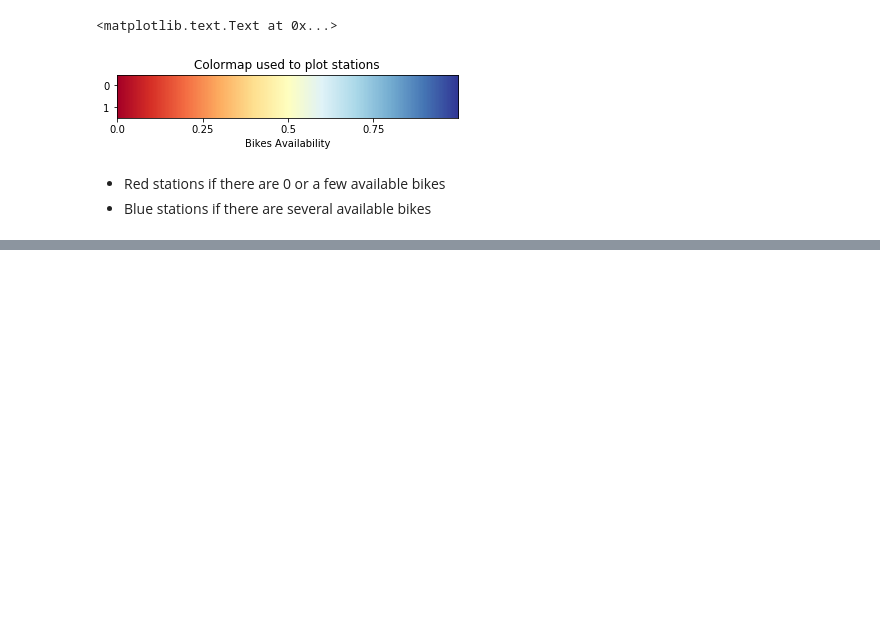
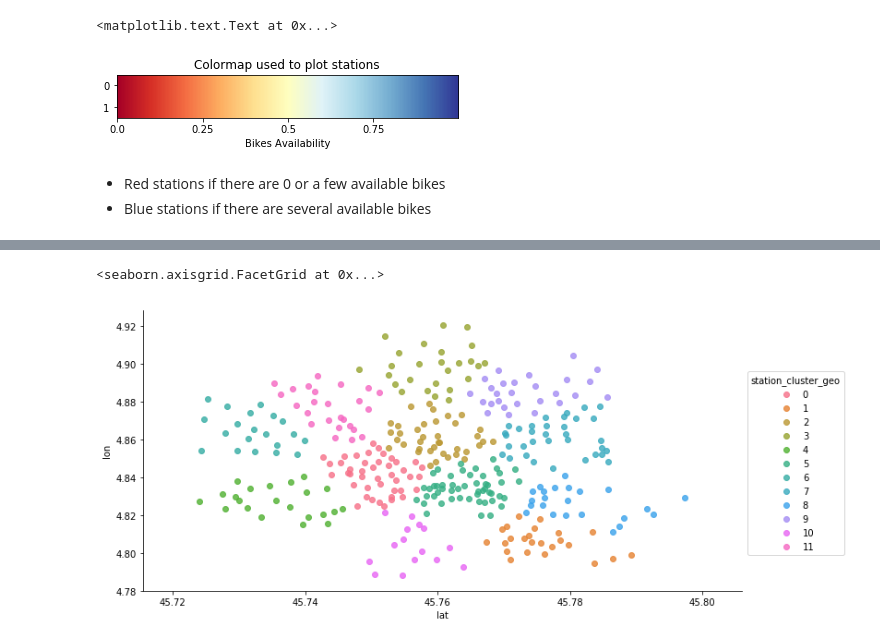
Before and after one commit to armgilles/open-data-bikes-analysis, a Jupyter notebook: Prediction-Lyon-Armand.ipynb, the cells around one changed output, grey strips where cells are left out. Cells and saved outputs as stored; diff of their text form; code cells hidden in the pictures; blank space fills up the shorter version.

Commit message:
Add cluster geo in notebook

```diff
--- a/Prediction-Lyon-Armand.ipynb
+++ b/Prediction-Lyon-Armand.ipynb
@@ -1475,0 +1478,2 @@ mp_error
+# %%
+station_lyon = pd.read_csv('data/lyon-stations.csv')
@@ -1475,0 +1489,2 @@ mp_error
+# %%
+X = station_lyon[['lat', 'lon']].copy()
@@ -1475,0 +1494,11 @@ mp_error
+# %%
+scaler = StandardScaler()
+X_scale = scaler.fit_transform(X)
+k_means = KMeans(init='k-means++', n_clusters=12).fit(X_scale)
+# %%
+station_lyon['station_cluster_geo'] = k_means.labels_
+# %%
+sns.lmplot(x="lat", y="lon", data=station_lyon, hue='station_cluster_geo', scatter=True, fit_reg=False, aspect=2)
+# %% [output]
+<seaborn.axisgrid.FacetGrid at 0x...>
+[figure, added]
```
Also changed, not shown: parts of 9 cells of this notebook.
